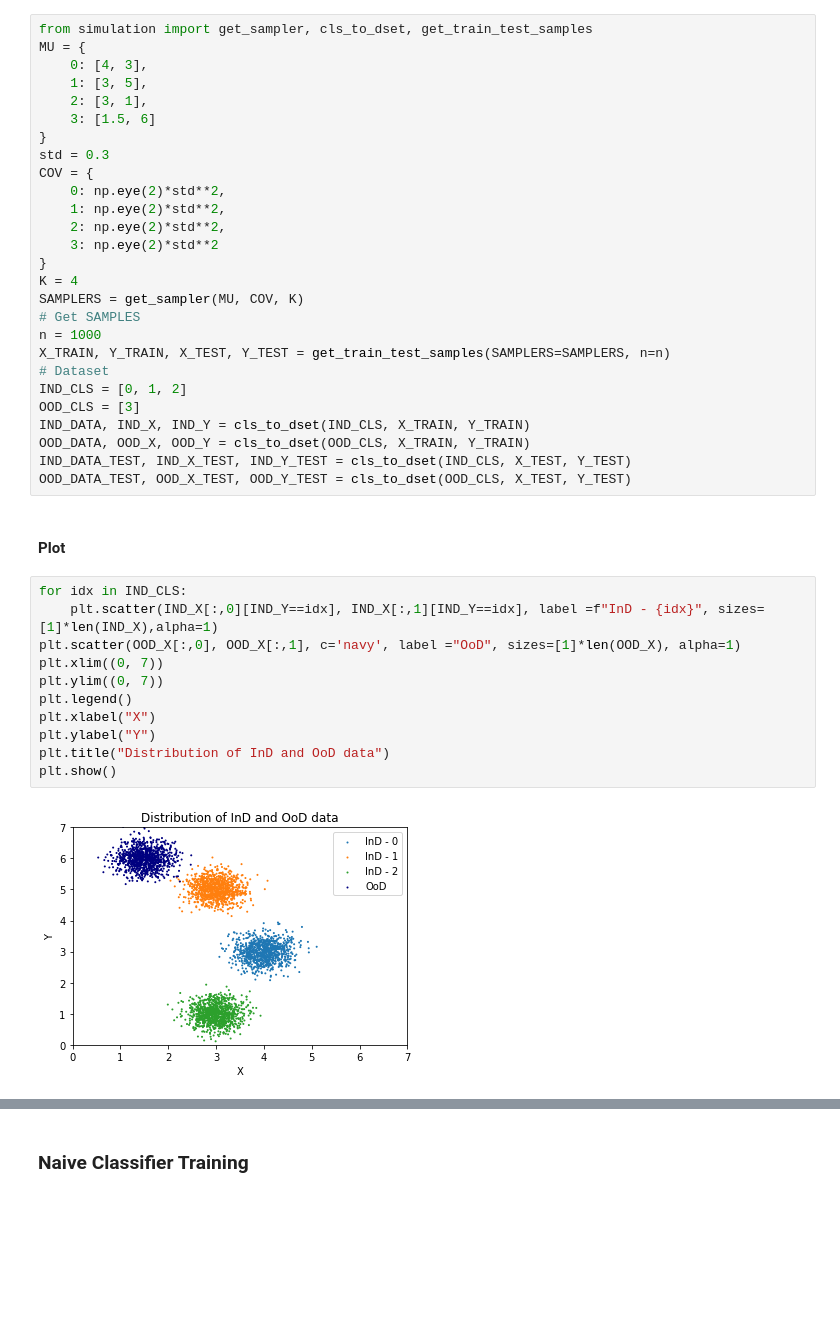
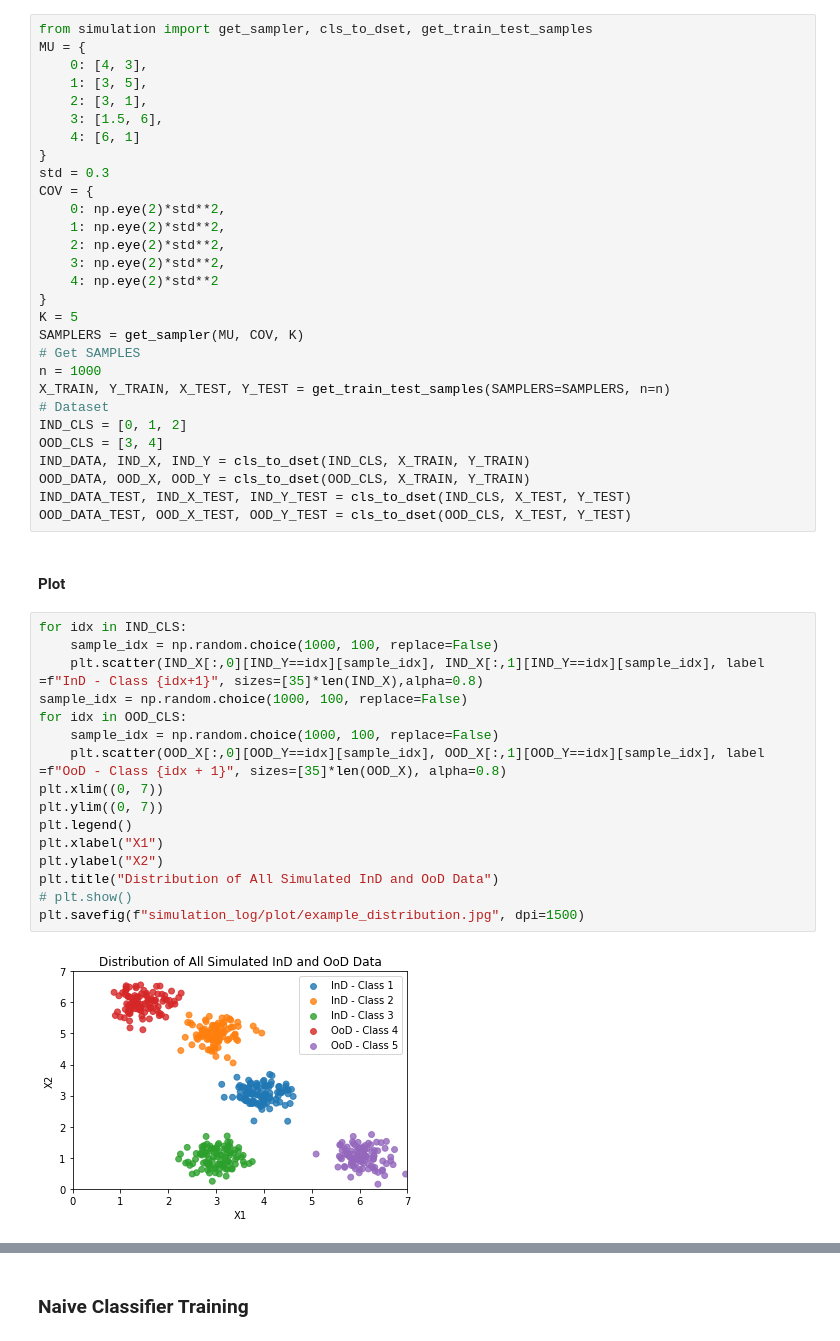
Before and after one commit to Xiaoyang-Song/Out-of-Distribution-GANs, a Jupyter notebook: Notebooks/simulation.ipynb, the cells around one changed output, grey strips where cells are left out. Cells and saved outputs as stored; diff of their text form; blank space fills up the shorter version.

Commit message:
Update: plots

```diff
--- a/Notebooks/simulation.ipynb
+++ b/Notebooks/simulation.ipynb
@@ -23,23 +23,25 @@ MU = {
     0: [4, 3],
     1: [3, 5],
     2: [3, 1],
-    3: [1.5, 6]
+    3: [1.5, 6],
+    4: [6, 1]
 }
 std = 0.3
 COV = {
     0: np.eye(2)*std**2,
     1: np.eye(2)*std**2,
     2: np.eye(2)*std**2,
-    3: np.eye(2)*std**2
+    3: np.eye(2)*std**2,
+    4: np.eye(2)*std**2
 }
-K = 4
+K = 5
 SAMPLERS = get_sampler(MU, COV, K)
 # Get SAMPLES
 n = 1000
 X_TRAIN, Y_TRAIN, X_TEST, Y_TEST = get_train_test_samples(SAMPLERS=SAMPLERS, n=n)
 # Dataset
 IND_CLS = [0, 1, 2]
-OOD_CLS = [3]
+OOD_CLS = [3, 4]
 IND_DATA, IND_X, IND_Y = cls_to_dset(IND_CLS, X_TRAIN, Y_TRAIN)
 OOD_DATA, OOD_X, OOD_Y = cls_to_dset(OOD_CLS, X_TRAIN, Y_TRAIN)
 IND_DATA_TEST, IND_X_TEST, IND_Y_TEST = cls_to_dset(IND_CLS, X_TEST, Y_TEST)
@@ -48,17 +50,22 @@ OOD_DATA_TEST, OOD_X_TEST, OOD_Y_TEST = cls_to_dset(OOD_CLS, X_TEST, Y_TEST)
 #### Plot
 # %%
 for idx in IND_CLS:
-    plt.scatter(IND_X[:,0][IND_Y==idx], IND_X[:,1][IND_Y==idx], label =f"InD - {idx}", sizes=[1]*len(IND_X),alpha=1)
-plt.scatter(OOD_X[:,0], OOD_X[:,1], c='navy', label ="OoD", sizes=[1]*len(OOD_X), alpha=1)
+    sample_idx = np.random.choice(1000, 100, replace=False)
+    plt.scatter(IND_X[:,0][IND_Y==idx][sample_idx], IND_X[:,1][IND_Y==idx][sample_idx], label =f"InD - Class {idx+1}", sizes=[35]*len(IND_X),alpha=0.8)
+sample_idx = np.random.choice(1000, 100, replace=False)
+for idx in OOD_CLS:
+    sample_idx = np.random.choice(1000, 100, replace=False)
+    plt.scatter(OOD_X[:,0][OOD_Y==idx][sample_idx], OOD_X[:,1][OOD_Y==idx][sample_idx], label =f"OoD - Class {idx + 1}", sizes=[35]*len(OOD_X), alpha=0.8)
 plt.xlim((0, 7))
 plt.ylim((0, 7))
 plt.legend()
-plt.xlabel("X")
-plt.ylabel("Y")
-plt.title("Distribution of InD and OoD data")
-plt.show()
+plt.xlabel("X1")
+plt.ylabel("X2")
+plt.title("Distribution of All Simulated InD and OoD Data")
+# plt.show()
+plt.savefig(f"simulation_log/plot/example_distribution.jpg", dpi=1500)
 # %% [output]
-[figure, old version]
+[figure, new version]
 # %%
 plt.scatter(IND_X[:,0], IND_X[:,1], c='green', label ="InD", sizes=[1]*len(IND_X),alpha=1)
 plt.scatter(OOD_X[:,0], OOD_X[:,1], c='navy', label ="OoD", sizes=[1]*len(OOD_X), alpha=1)
```
Also changed, not shown: parts of 9 cells of this notebook, 7 other files.
